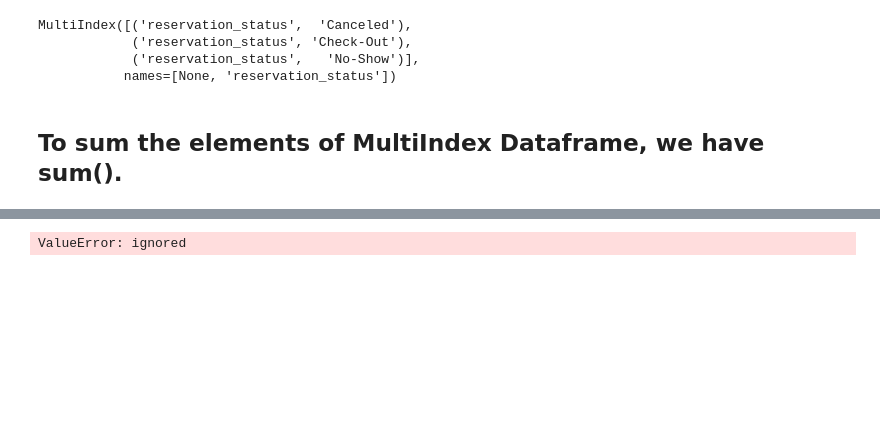
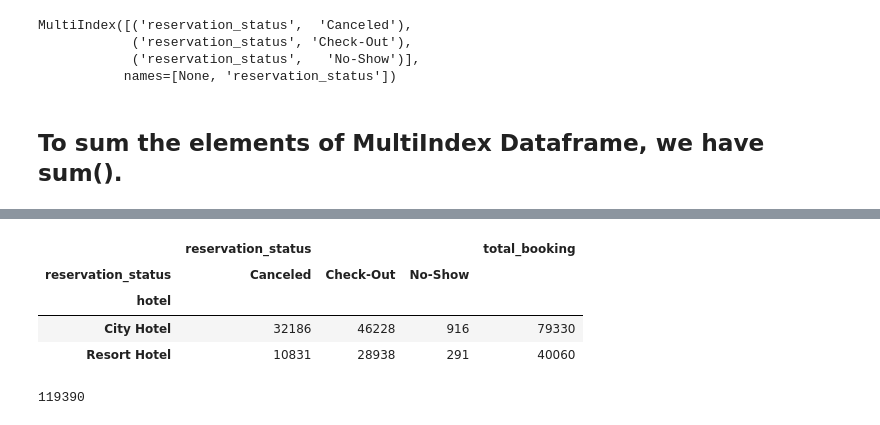
Before and after one commit to DebarajPurohit/Hotel_booking_analysis, a Jupyter notebook: Hotel_Booking_Analysis_Capstone_Project.ipynb, the cells around one changed output, grey strips where cells are left out. Cells and saved outputs as stored; diff of their text form; code cells hidden in the pictures; blank space fills up the shorter version.

```diff
--- a/Hotel_Booking_Analysis_Capstone_Project.ipynb
+++ b/Hotel_Booking_Analysis_Capstone_Project.ipynb
@@ -127,2 +141,2 @@ year_wise_df
 # %%
-Total_booking_hotel = year_wise_df.groupby(['hotel']).sum()
+Total_booking_3years = year_wise_df.groupby(['hotel']).sum()
@@ -131,4 +143,8 @@ Total_booking_hotel = Total_booking_hotel.sum(level= 1, axis= 1)
-# %%
-Total_booking_hotel['Booking_sum'] = Total_booking_hotel.sum(level= 0, axis=0)
-# %% [output]
-ValueError: ignored
+# %%
+Total_booking_3years
+# %% [output]
+|  | reservation_status |  |  | total_booking |
+| reservation_status | Canceled | Check-Out | No-Show |  |
+| hotel |  |  |  |  |
+| City Hotel | 32186 | 46228 | 916 | 79330 |
+| Resort Hotel | 10831 | 28938 | 291 | 40060 |
@@ -134,0 +153,4 @@ ValueError: ignored
+# %%
+total_no_of_bookings
+# %% [output]
+119390
```
Also changed, not shown: parts of 13 cells of this notebook.
